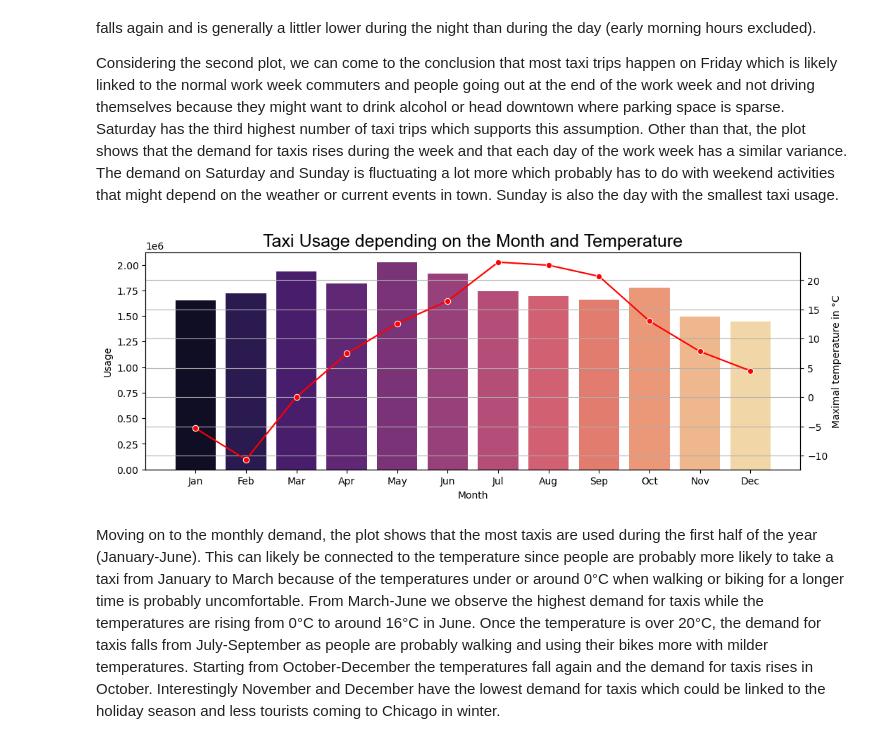
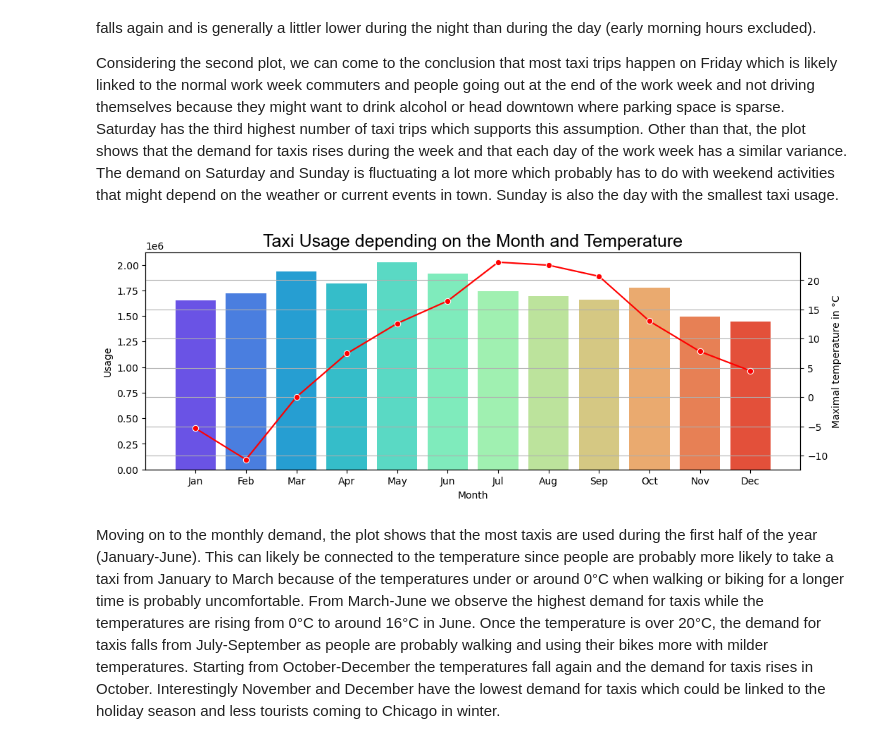
Before and after one commit to Jerematix/aaa, a Jupyter notebook: notebooks/2_descriptive_analysis/02_temporal_demand_patterns_and_price_analysis.ipynb, the cells around one changed output. Drawn from its saved outputs; the diff is of its cells as text; code cells hidden in the pictures.

```diff
--- a/notebooks/2_descriptive_analysis/02_temporal_demand_patterns_and_price_analysis.ipynb
+++ b/notebooks/2_descriptive_analysis/02_temporal_demand_patterns_and_price_analysis.ipynb
@@ -146,23 +146,23 @@ Considering the second plot, we can come to the conclusion that most taxi trips
 # %%
 trips_monthly = trips_hourly.groupby(["month"])["ongoing_trips"].sum().reset_index()
 trips_monthly = pd.DataFrame(trips_monthly)
 
 fig,ax = plt.subplots(figsize=(12,4))
 x_labels = ['Jan', 'Feb', 'Mar', 'Apr', 'May', 'Jun', 'Jul', 'Aug', 'Sep', 'Oct', 'Nov', 'Dec']
-sns.barplot(data=trips_monthly, x="month", y="ongoing_trips", palette="magma", ax=ax)
+sns.barplot(data=trips_monthly, x="month", y="ongoing_trips", palette="rainbow", ax=ax)
 ax.set_title("Taxi Usage depending on the Month and Temperature", fontsize=18, fontname="Arial")
 ax.set_xticklabels(x_labels)
 ax.set_xlabel("Month")
 ax.set_ylabel("Usage")
 
 ax2 = ax.twinx()
 # month start -1 to fit it to the taxi usage
 sns.lineplot(x=(trips_df["month_start"]-1), y=trips_df["temp"], ax=ax2, color='red', marker='o')
 ax2.set_ylabel("Maximal temperature in °C")
 ax2.yaxis.grid(True)
 #ax.yaxis.grid(False)
 # %% [output]
-[figure, old version]
+[figure, new version]
 # %% [markdown]
 Moving on to the monthly demand, the plot shows that the most taxis are used during the first half of the year (January-June). This can likely be connected to the temperature since people are probably more likely to take a taxi from January to March because of the temperatures under or around 0°C when walking or biking for a longer time is probably uncomfortable. From March-June we observe the highest demand for taxis while the temperatures are rising from 0°C to around 16°C in June. Once the temperature is over 20°C, the demand for taxis falls from July-September as people are probably walking and using their bikes more with milder temperatures. Starting from October-December the temperatures fall again and the demand for taxis rises in October. Interestingly November and December have the lowest demand for taxis which could be linked to the holiday season and less tourists coming to Chicago in winter.
 # %%
```
Also changed, not shown: parts of 8 cells of this notebook.
